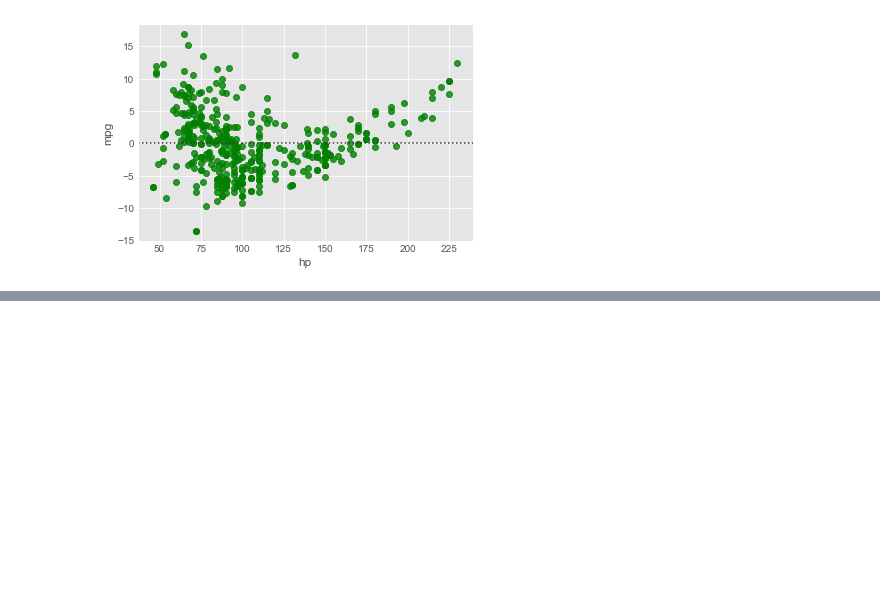
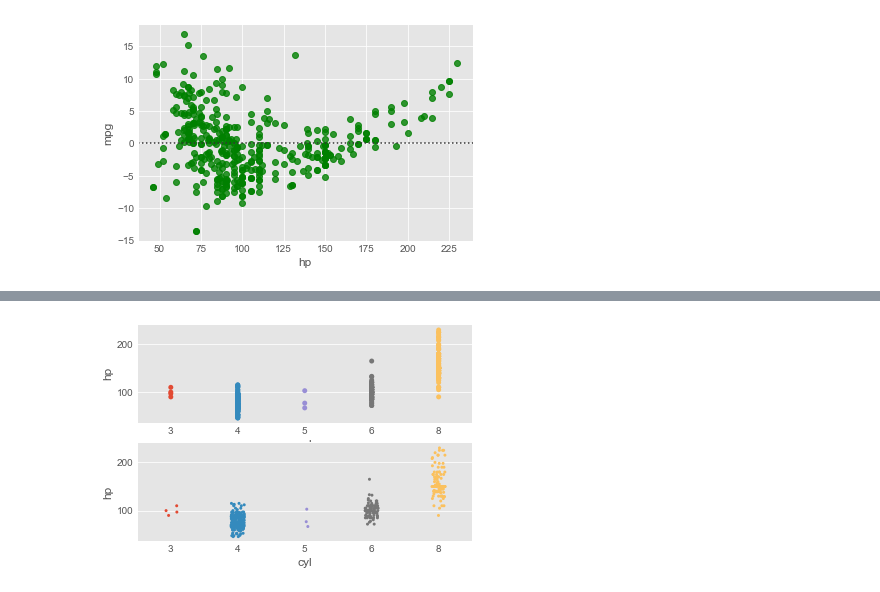
Before and after one commit to cyrsis/TensorflowPY36CPU, a Jupyter notebook: _14_Plot/Seaborn.ipynb, the cells around one changed output, grey strips where cells are left out. Drawn from its saved outputs; the diff is of its cells as text; code cells hidden in the pictures; blank space fills up the shorter version.

```diff
--- a/_14_Plot/Seaborn.ipynb
+++ b/_14_Plot/Seaborn.ipynb
@@ -56,0 +127,13 @@ The function sns.regplot() uses the argument scatter=None to prevent plotting th
+# %%
+# Make a strip plot of 'hp' grouped by 'cyl'
+plt.subplot(2,1,1)
+sns.stripplot(x='cyl', y='hp', data=auto)
+
+# Make the strip plot again using jitter and a smaller point size
+plt.subplot(2,1,2)
+sns.stripplot(x='cyl', y='hp', data=auto,jitter=True,size=3)
+
+# Display the plot
+plt.show()
+# %% [output]
+[figure, added]
```
Also changed, not shown: parts of 24 cells of this notebook, 2 other files.
